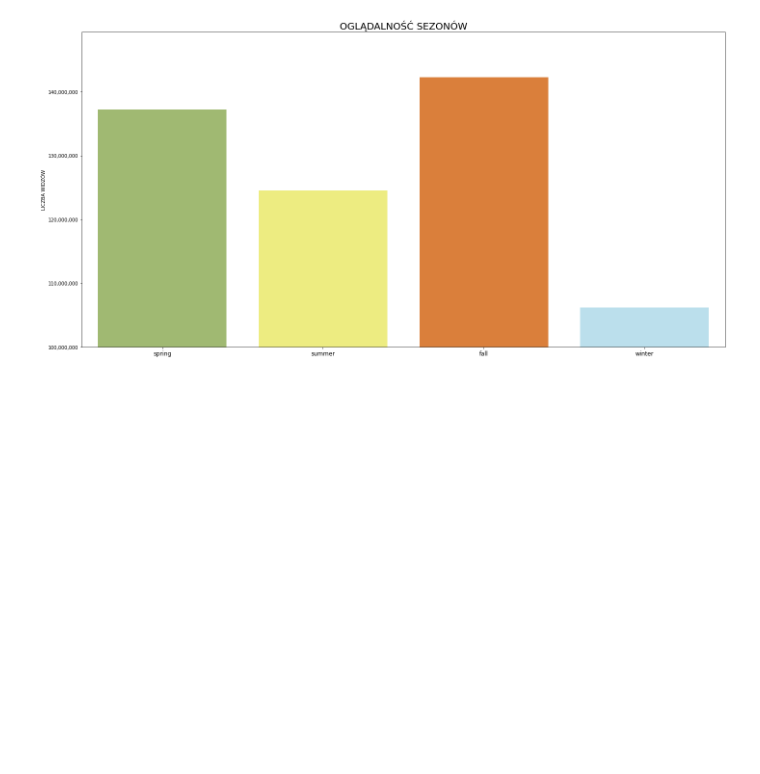
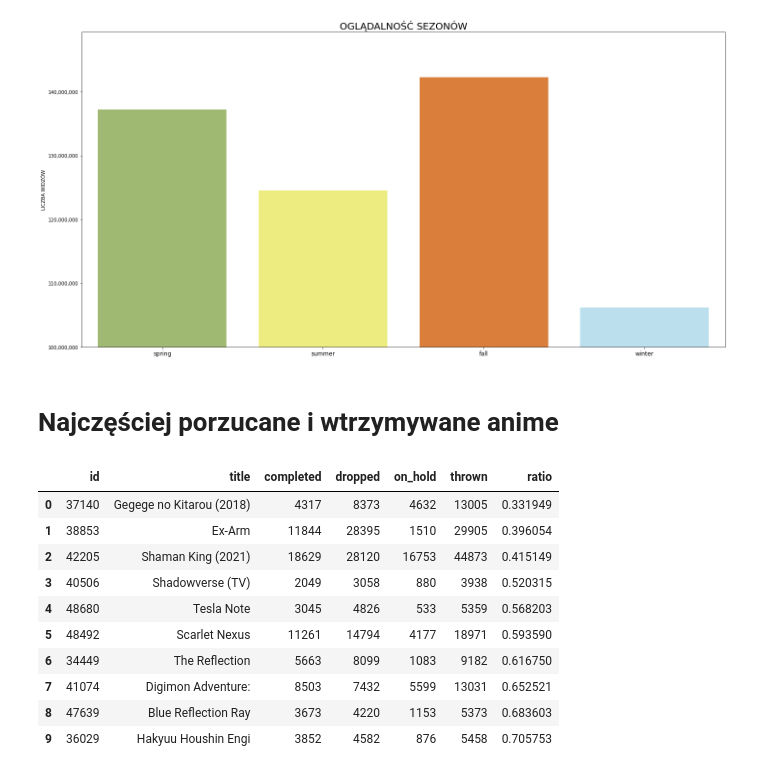
Before and after one commit to BloodyShrimp/Visualizing_Anime, a Jupyter notebook: data_refining.ipynb, the cells around one changed output. Drawn from its saved outputs; the diff is of its cells as text; code cells hidden in the pictures; blank space fills up the shorter version.

Commit message:
Najczęściej porzucane

```diff
--- a/data_refining.ipynb
+++ b/data_refining.ipynb
@@ -773,3 +774,36 @@ plt.tight_layout()
 plt.show()
 # %% [output]
 [figure]
+# %% [markdown]
+# Najczęściej porzucane i wtrzymywane anime
+# %%
+dropped_df = anime_ranking_sort.copy()
+dropped_df.dropna(subset=['rank'], inplace=True)
+dropped_df.dropna(subset=['mean'], inplace=True)
+dropped_df = dropped_df[dropped_df['status'] == 'finished_airing'].reset_index(drop=True)
+dropped_df = dropped_df[dropped_df['media_type'] == 'tv'].reset_index(drop=True)
+dropped_df = dropped_df[['id', 'title','statistics.status.completed', 'statistics.status.dropped', 'statistics.status.on_hold']]
+dropped_df.columns = ['id', 'title', 'completed', 'dropped', 'on_hold']
+dropped_df = dropped_df.astype({'completed': int}, errors='raise')
+dropped_df = dropped_df.astype({'dropped': int}, errors='raise')
+dropped_df = dropped_df.astype({'on_hold': int}, errors='raise')
+dropped_df = dropped_df[dropped_df['completed'] > 2000].reset_index(drop=True)
+sum_column = dropped_df['dropped'] + dropped_df['on_hold']
+dropped_df['thrown'] = sum_column
+ratio = dropped_df['completed'] / dropped_df['thrown']
+dropped_df['ratio'] = ratio
+dropped_df = dropped_df.sort_values(by='ratio', ascending=True, ignore_index=True)
+with pd.option_context('display.max_colwidth', None):
+    display(dropped_df.head(10))
+# %% [output]
+|  | id | title | completed | dropped | on_hold | thrown | ratio |
+| 0 | 37140 | Gegege no Kitarou (2018) | 4317 | 8373 | 4632 | 13005 | 0.331949 |
+| 1 | 38853 | Ex-Arm | 11844 | 28395 | 1510 | 29905 | 0.396054 |
+| 2 | 42205 | Shaman King (2021) | 18629 | 28120 | 16753 | 44873 | 0.415149 |
+| 3 | 40506 | Shadowverse (TV) | 2049 | 3058 | 880 | 3938 | 0.520315 |
+| 4 | 48680 | Tesla Note | 3045 | 4826 | 533 | 5359 | 0.568203 |
+| 5 | 48492 | Scarlet Nexus | 11261 | 14794 | 4177 | 18971 | 0.593590 |
+| 6 | 34449 | The Reflection | 5663 | 8099 | 1083 | 9182 | 0.616750 |
+| 7 | 41074 | Digimon Adventure: | 8503 | 7432 | 5599 | 13031 | 0.652521 |
+| 8 | 47639 | Blue Reflection Ray | 3673 | 4220 | 1153 | 5373 | 0.683603 |
+| 9 | 36029 | Hakyuu Houshin Engi | 3852 | 4582 | 876 | 5458 | 0.705753 |
```
Also changed, not shown: parts of 2 cells of this notebook.
